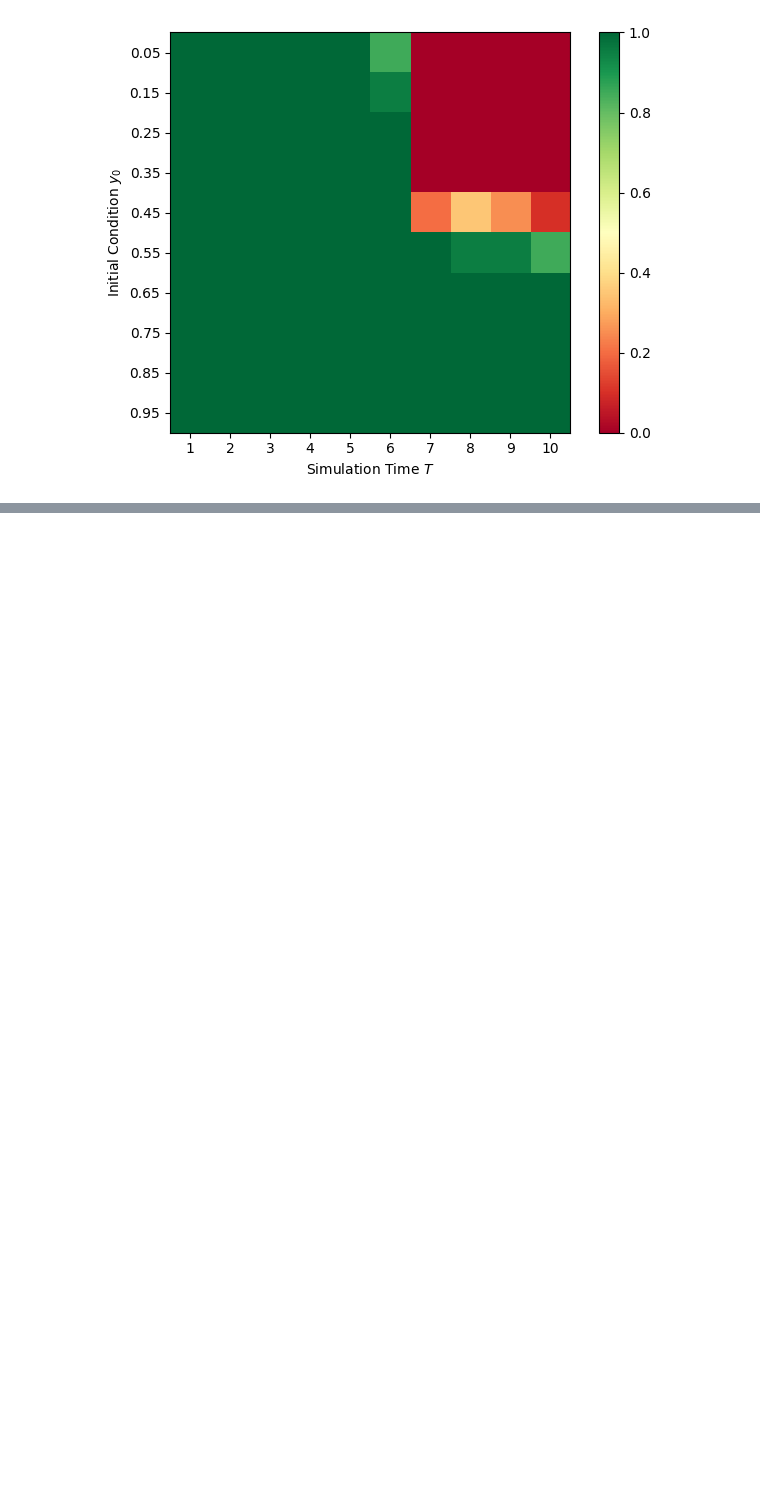
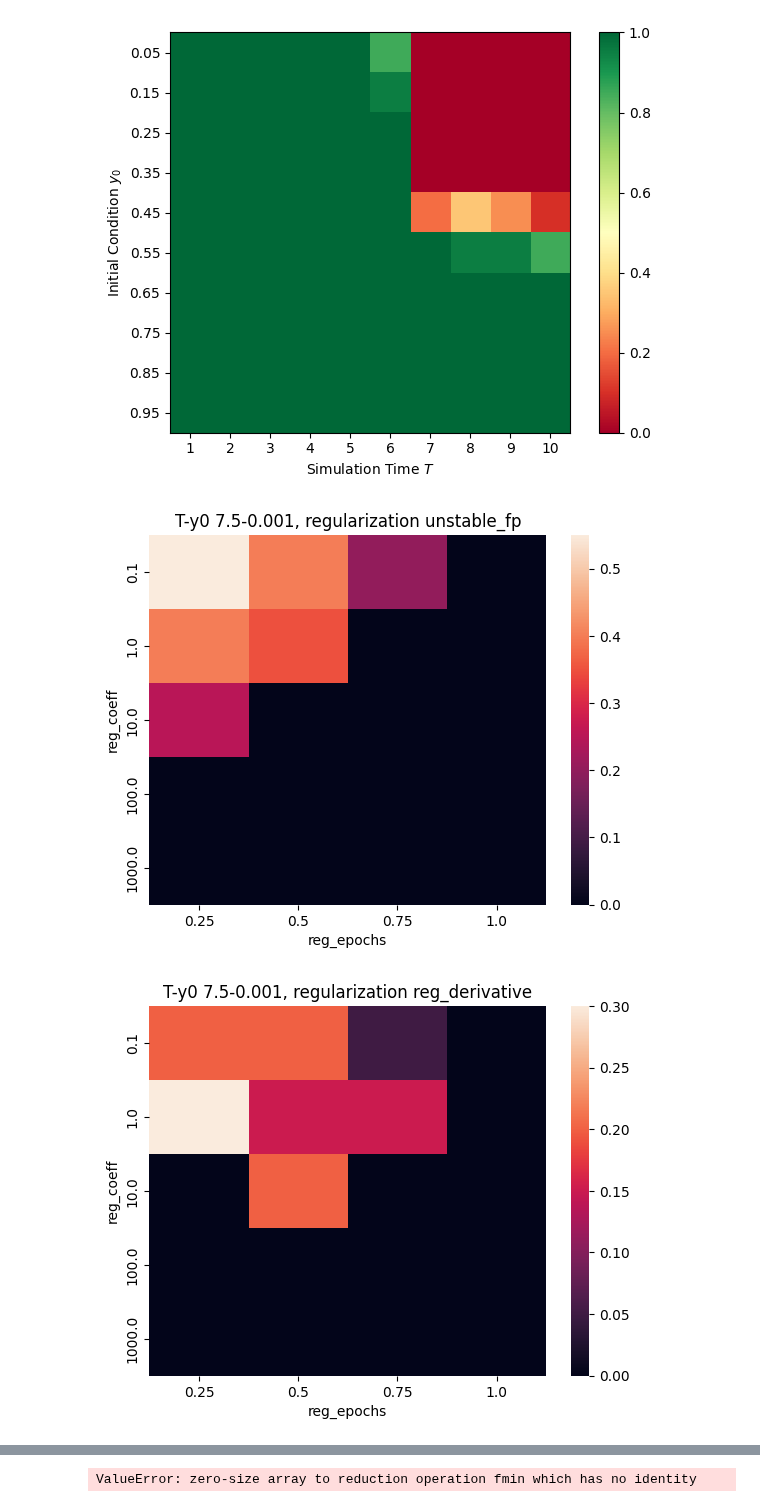
Before and after one commit to losmib/PINNs_fixed_points, a Jupyter notebook: toy_example/results_visualizations.ipynb, the cells around one changed output, grey strips where cells are left out. Drawn from its saved outputs; the diff is of its cells as text; code cells hidden in the pictures; blank space fills up the shorter version.

Commit message:
retrain with new settings

```diff
--- a/toy_example/results_visualizations.ipynb
+++ b/toy_example/results_visualizations.ipynb
@@ -62,3 +63,18 @@ y0
 0.95  1.0  1.0  1.0  1.0  1.0  1.00  1.0  1.00  1.00  1.00
 [figure]
 [figure]
+# %%
+results = pd.read_csv("results_linear_decay.csv")
+
+results["T-y0"] = results["T"].astype(str) + "-" + results["y0"].astype(str)
+
+for settings in results["T-y0"].unique():
+    for regularization in results["regularization"].unique():
+        results_subset = results.loc[(results["T-y0"] == settings) & (results["regularization"] == regularization)]
+        table = pd.pivot_table(results_subset, values="loss_successes_percent", index="reg_coeff", columns="reg_epochs")
+        sns.heatmap(table)
+        plt.title(f"T-y0 {settings}, regularization {regularization}")
+        plt.show()
+# %% [output]
+[figure, added]
+[figure, added]
@@ -64,0 +92 @@ y0
+ValueError: zero-size array to reduction operation fmin which has no identity
```
Also changed, not shown: parts of 3 cells of this notebook, 17 other files.
